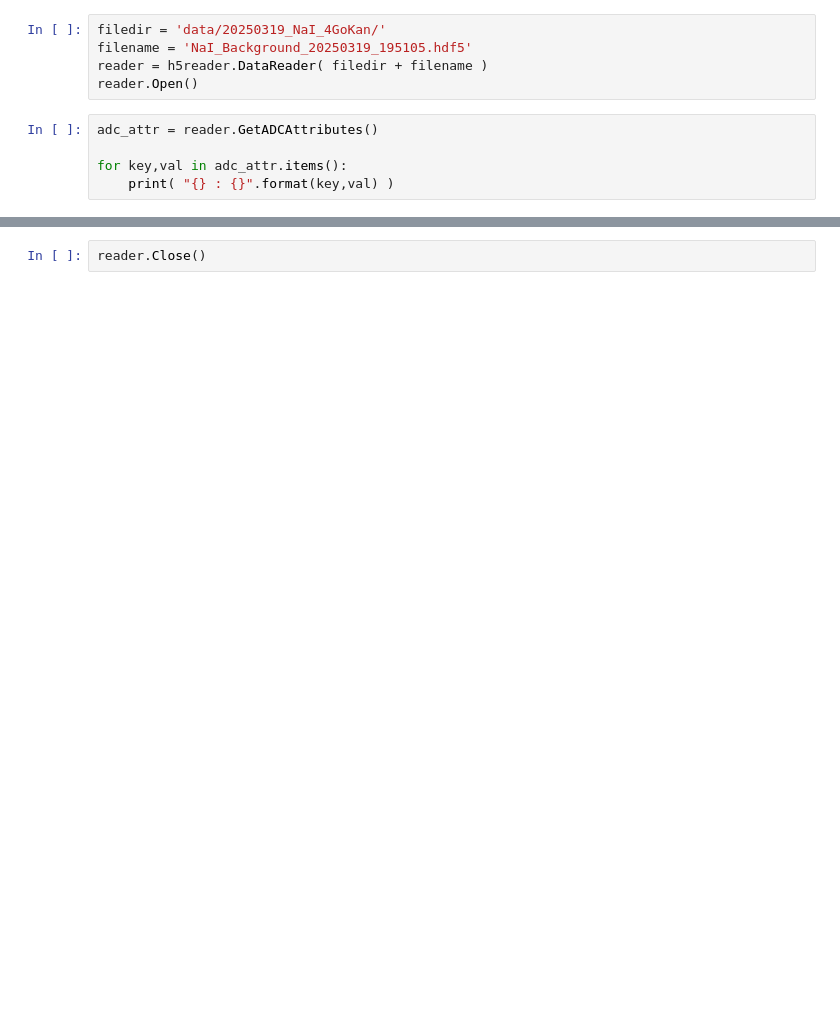
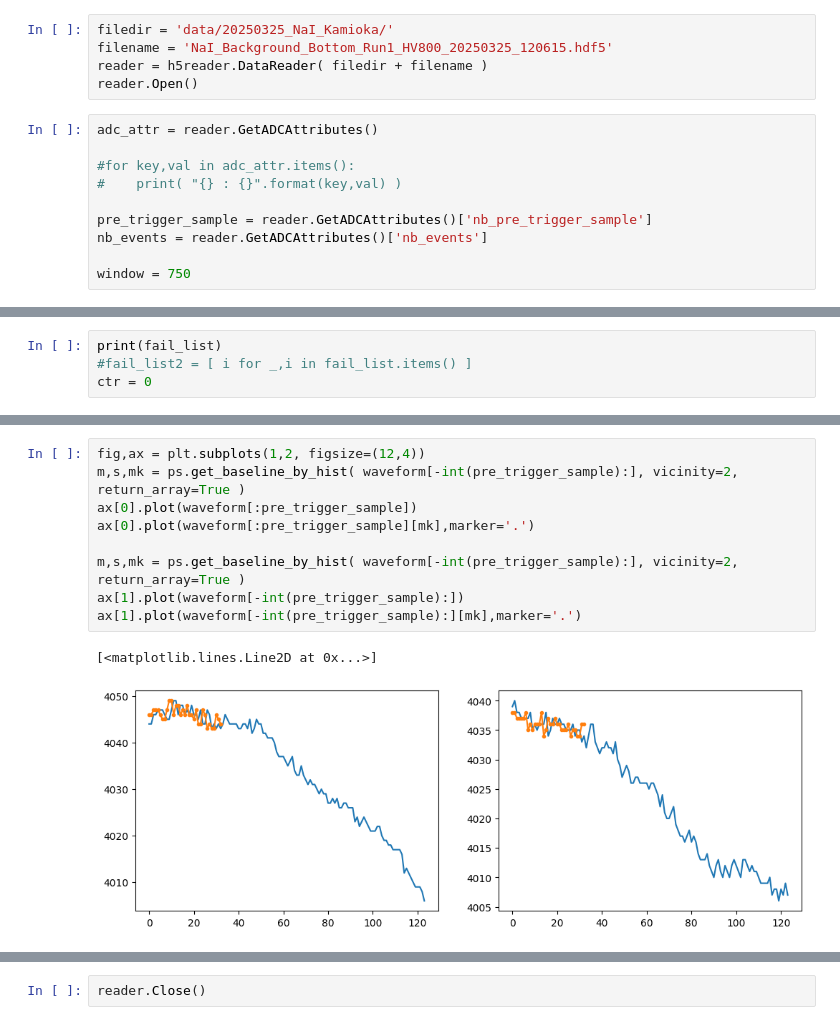
Before and after one commit to suerfu/saberdaq, a Jupyter notebook: notebook/display_waveform.ipynb, the cells around one changed output, grey strips where cells are left out. Saved outputs shown, nothing was run; the diff lists cells and outputs as text; blank space fills up the shorter version.

```diff
--- a/notebook/display_waveform.ipynb
+++ b/notebook/display_waveform.ipynb
@@ -4,10 +14,15 @@ import matplotlib.pyplot as plt;
 # %%
-filedir = 'data/20250319_NaI_4GoKan/'
-filename = 'NaI_Background_20250319_195105.hdf5'
+filedir = 'data/20250325_NaI_Kamioka/'
+filename = 'NaI_Background_Bottom_Run1_HV800_20250325_120615.hdf5'
 reader = h5reader.DataReader( filedir + filename )
 reader.Open()
 # %%
 adc_attr = reader.GetADCAttributes()
 
-for key,val in adc_attr.items():
-    print( "{} : {}".format(key,val) )
+#for key,val in adc_attr.items():
+#    print( "{} : {}".format(key,val) )
+
+pre_trigger_sample = reader.GetADCAttributes()['nb_pre_trigger_sample']
+nb_events = reader.GetADCAttributes()['nb_events']
+
+window = 750
@@ -45,0 +49,4 @@ plt.grid()
+# %%
+print(fail_list)
+#fail_list2 = [ i for _,i in fail_list.items() ]
+ctr = 0
@@ -45,0 +150,12 @@ plt.grid()
+# %%
+fig,ax = plt.subplots(1,2, figsize=(12,4))
+m,s,mk = ps.get_baseline_by_hist( waveform[-int(pre_trigger_sample):], vicinity=2, return_array=True )
+ax[0].plot(waveform[:pre_trigger_sample])
+ax[0].plot(waveform[:pre_trigger_sample][mk],marker='.')
+
+m,s,mk = ps.get_baseline_by_hist( waveform[-int(pre_trigger_sample):], vicinity=2, return_array=True )
+ax[1].plot(waveform[-int(pre_trigger_sample):])
+ax[1].plot(waveform[-int(pre_trigger_sample):][mk],marker='.')
+# %% [output]
+[<matplotlib.lines.Line2D at 0x...>]
+[figure, added]
```
Also changed, not shown: parts of 9 cells of this notebook, 4 other files.
